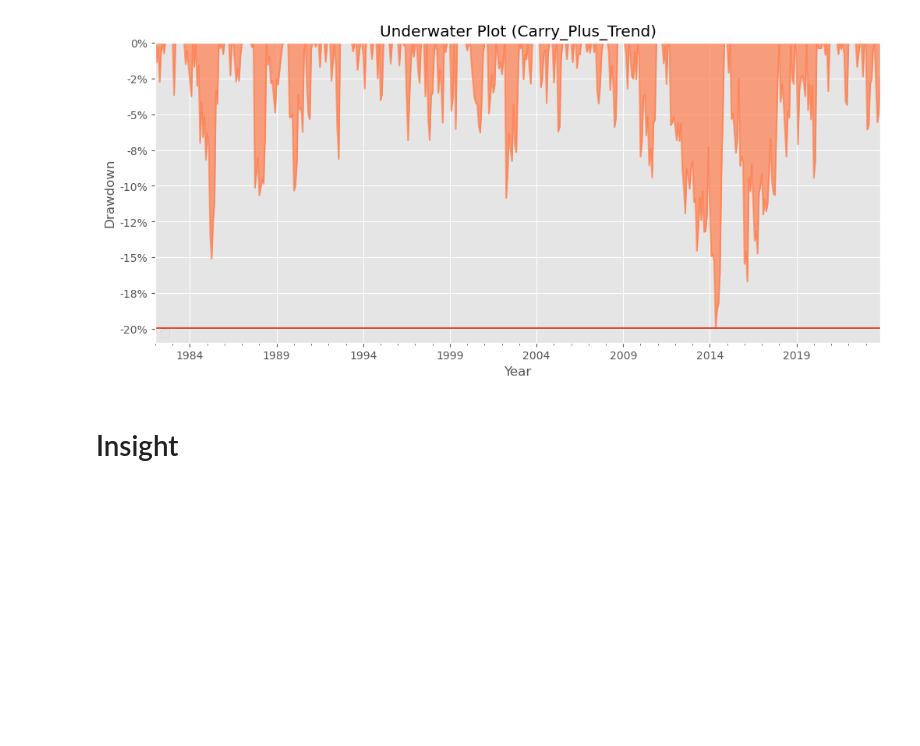
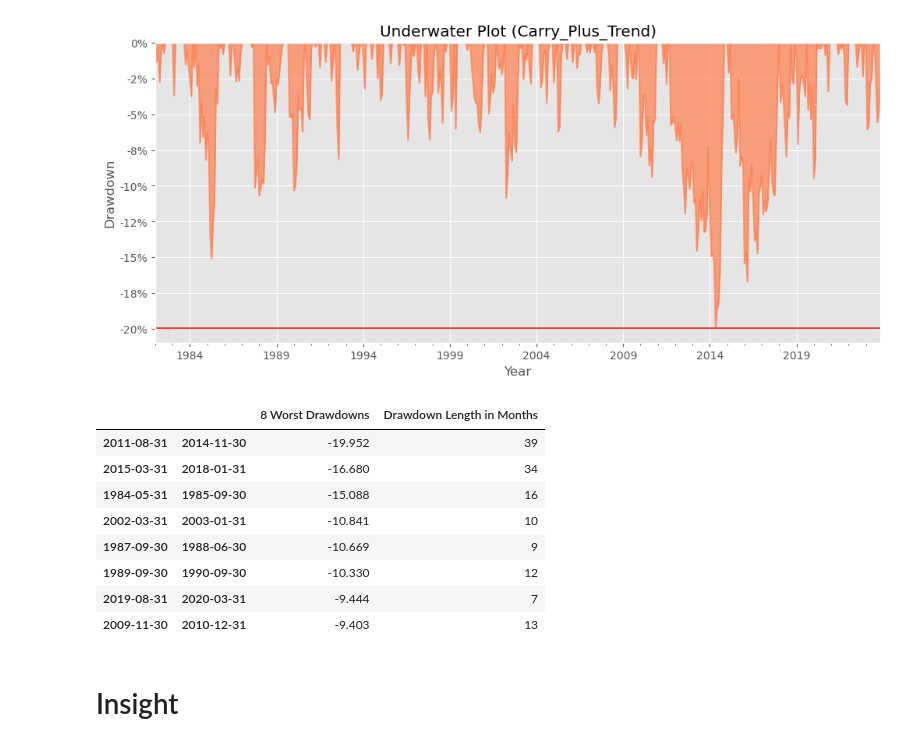
Before and after one commit to MalekAlkshaik/Carry-and-Trend-Integrated, a Jupyter notebook: Carry and Trend GitHub.ipynb, the cells around one changed output. Saved outputs shown, nothing was run; the diff lists cells and outputs as text; code cells hidden in the pictures; blank space fills up the shorter version.

```diff
--- a/Carry and Trend GitHub.ipynb
+++ b/Carry and Trend GitHub.ipynb
@@ -194,6 +194,18 @@ mf.plotdrawdown(Combined_Returns)
 # %% [output]
 Max Drawdown: -20.0%
 [figure]
+# %%
+mf.drawdowns(Combined_Returns,8)
+# %% [output]
+|  |  | 8 Worst Drawdowns | Drawdown Length in Months |
+| 2011-08-31 | 2014-11-30 | -19.952 | 39 |
+| 2015-03-31 | 2018-01-31 | -16.680 | 34 |
+| 1984-05-31 | 1985-09-30 | -15.088 | 16 |
+| 2002-03-31 | 2003-01-31 | -10.841 | 10 |
+| 1987-09-30 | 1988-06-30 | -10.669 | 9 |
+| 1989-09-30 | 1990-09-30 | -10.330 | 12 |
+| 2019-08-31 | 2020-03-31 | -9.444 | 7 |
+| 2009-11-30 | 2010-12-31 | -9.403 | 13 |
 # %% [markdown]
 # Insight
 # %%
```
